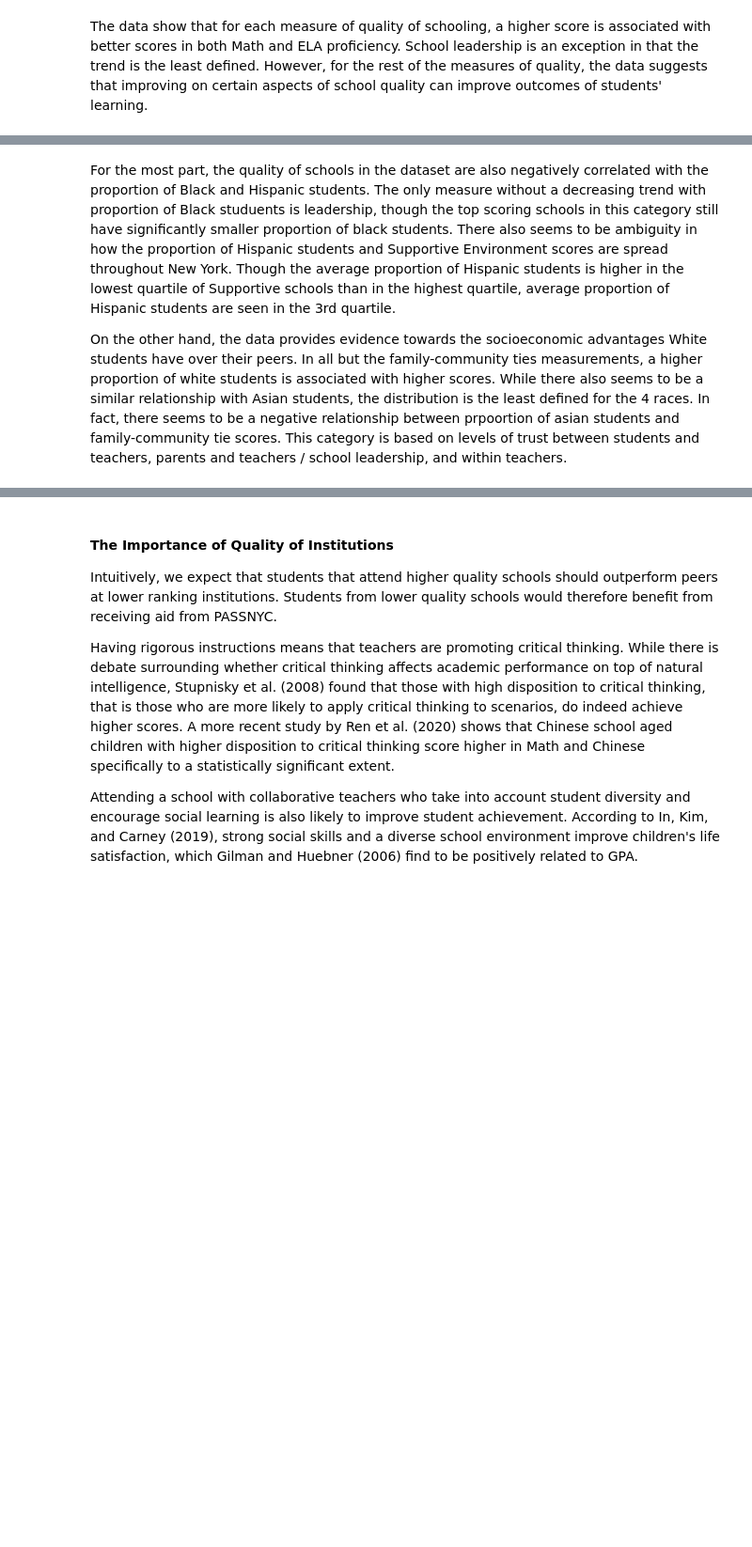
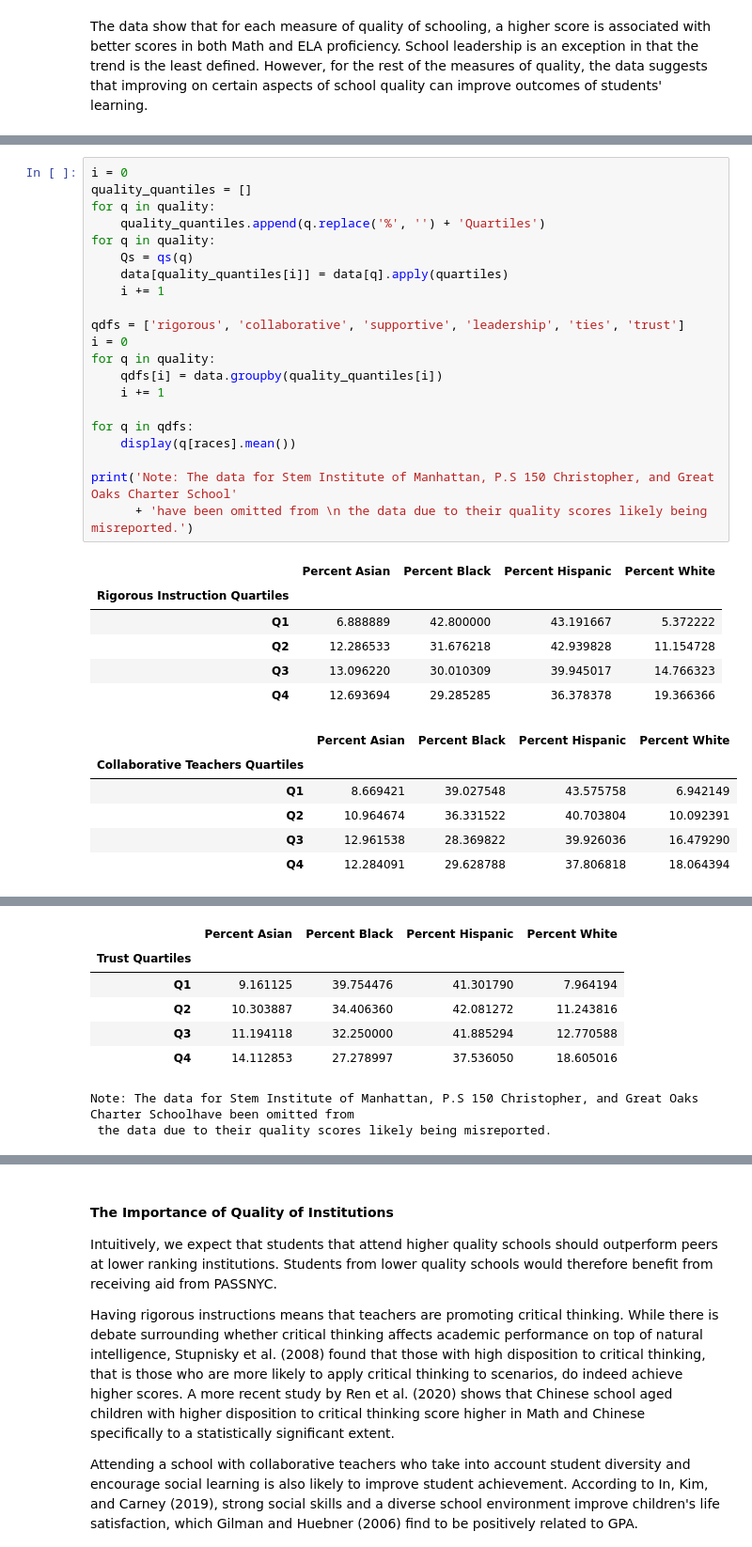
Before and after one commit to ethanyingchan/ECO225Project, a Jupyter notebook: How is student participation in the SHSAT and English and Math scores influenced by diversity, income, and quality of schools_.ipynb, the cells around one changed output, grey strips where cells are left out. Shown at 94% size. Cells and saved outputs as stored; diff of their text form; blank space fills up the shorter version.

```diff
--- a/How is student participation in the SHSAT and English and Math scores influenced by diversity, income, and quality of schools_.ipynb
+++ b/How is student participation in the SHSAT and English and Math scores influenced by diversity, income, and quality of schools_.ipynb
@@ -368,4 +352,34 @@ for q in qdfs:
-# %% [markdown]
-For the most part, the quality of schools in the dataset are also negatively correlated with the proportion of Black and Hispanic students. The only measure without a decreasing trend with proportion of Black studuents is leadership, though the top scoring schools in this category still have significantly smaller proportion of black students. There also seems to be ambiguity in how the proportion of Hispanic students and Supportive Environment scores are spread throughout New York. Though the average proportion of Hispanic students is higher in the lowest quartile of Supportive schools than in the highest quartile, average proportion of Hispanic students are seen in the 3rd quartile.
-
-On the other hand, the data provides evidence towards the socioeconomic advantages White students have over their peers. In all but the family-community ties measurements, a higher proportion of white students is associated with higher scores. While there also seems to be a similar relationship with Asian students, the distribution is the least defined for the 4 races. In fact, there seems to be a negative relationship between prpoortion of asian students and family-community tie scores. This category is based on levels of trust between students and teachers, parents and teachers / school leadership, and within teachers.
+# %%
+i = 0
+quality_quantiles = []
+for q in quality:
+    quality_quantiles.append(q.replace('%', '') + 'Quartiles')
+for q in quality:
+    Qs = qs(q)
+    data[quality_quantiles[i]] = data[q].apply(quartiles)
+    i += 1
+
+qdfs = ['rigorous', 'collaborative', 'supportive', 'leadership', 'ties', 'trust']
+i = 0
+for q in quality:
+    qdfs[i] = data.groupby(quality_quantiles[i])
+    i += 1
+
+for q in qdfs:
+    display(q[races].mean())
+
+print('Note: The data for Stem Institute of Manhattan, P.S 150 Christopher, and Great Oaks Charter School'
+      + 'have been omitted from \n the data due to their quality scores likely being misreported.')
+# %% [output]
+|  | Percent Asian | Percent Black | Percent Hispanic | Percent White |
+| Rigorous Instruction Quartiles |  |  |  |  |
+| Q1 | 6.888889 | 42.800000 | 43.191667 | 5.372222 |
+| Q2 | 12.286533 | 31.676218 | 42.939828 | 11.154728 |
+| Q3 | 13.096220 | 30.010309 | 39.945017 | 14.766323 |
+| Q4 | 12.693694 | 29.285285 | 36.378378 | 19.366366 |
+|  | Percent Asian | Percent Black | Percent Hispanic | Percent White |
+| Collaborative Teachers Quartiles |  |  |  |  |
+| Q1 | 8.669421 | 39.027548 | 43.575758 | 6.942149 |
+| Q2 | 10.964674 | 36.331522 | 40.703804 | 10.092391 |
+| Q3 | 12.961538 | 28.369822 | 39.926036 | 16.479290 |
+| Q4 | 12.284091 | 29.628788 | 37.806818 | 18.064394 |
@@ -371,0 +404,8 @@ On the other hand, the data provides evidence towards the socioeconomic advantag
+|  | Percent Asian | Percent Black | Percent Hispanic | Percent White |
+| Trust Quartiles |  |  |  |  |
+| Q1 | 9.161125 | 39.754476 | 41.301790 | 7.964194 |
+| Q2 | 10.303887 | 34.406360 | 42.081272 | 11.243816 |
+| Q3 | 11.194118 | 32.250000 | 41.885294 | 12.770588 |
+| Q4 | 14.112853 | 27.278997 | 37.536050 | 18.605016 |
+Note: The data for Stem Institute of Manhattan, P.S 150 Christopher, and Great Oaks Charter Schoolhave been omitted from
+ the data due to their quality scores likely being misreported.
```
Also changed, not shown: parts of 17 cells of this notebook.
